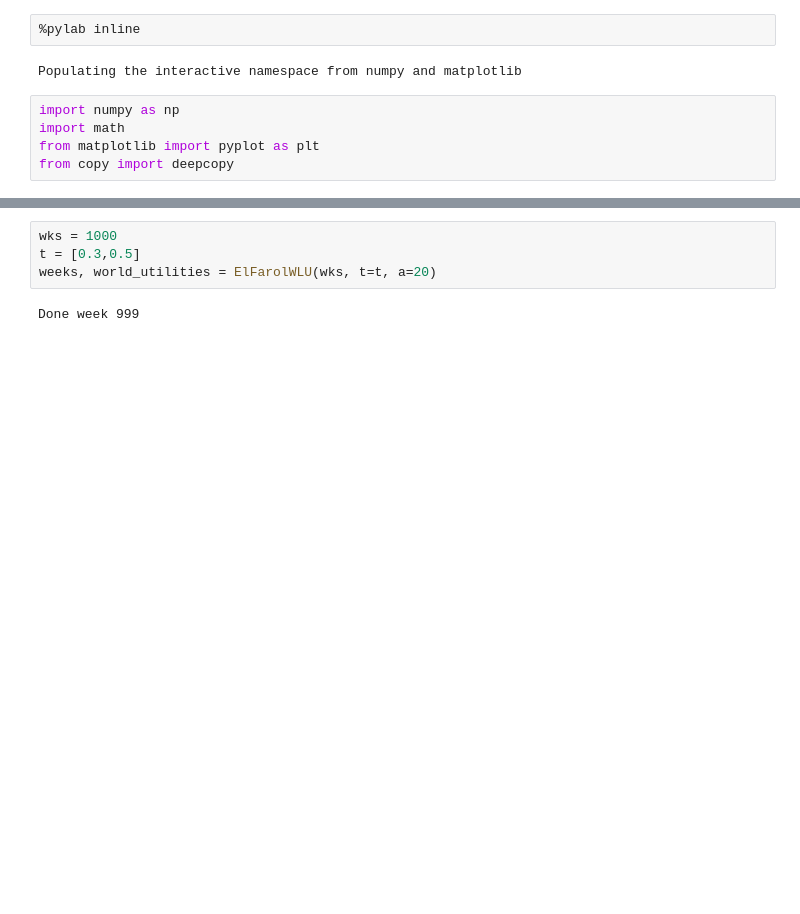
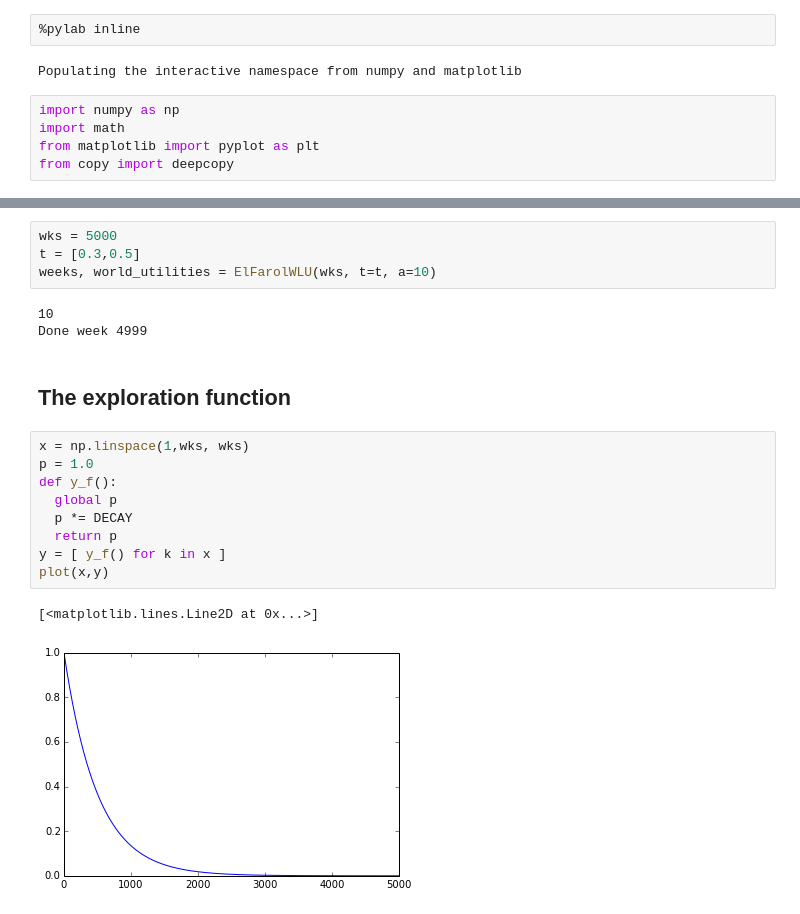
Before and after one commit to hoarf/el_farol_multibar, a Jupyter notebook: wlu.ipynb, the cells around one changed output, grey strips where cells are left out. Drawn from its saved outputs; the diff is of its cells as text; blank space fills up the shorter version.

```diff
--- a/wlu.ipynb
+++ b/wlu.ipynb
@@ -202,9 +233,24 @@ def plot_world_utilities(nr_weeks, world_utilities):
 # %%
-wks = 1000
+wks = 5000
 t = [0.3,0.5]
-weeks, world_utilities = ElFarolWLU(wks, t=t, a=20)
+weeks, world_utilities = ElFarolWLU(wks, t=t, a=10)
 # %% [output]
-Done week 999
+10
+Done week 4999
+# %% [markdown]
+## The exploration function
+# %%
+x = np.linspace(1,wks, wks)
+p = 1.0
+def y_f():
+  global p
+  p *= DECAY
+  return p
+y = [ y_f() for k in x ]
+plot(x,y)
+# %% [output]
+[<matplotlib.lines.Line2D at 0x...>]
+[figure, added]
 # %%
 plot_attendances(len(t)+1, wks, weeks)
 # %% [output]
```
Also changed, not shown: parts of 20 cells of this notebook.
